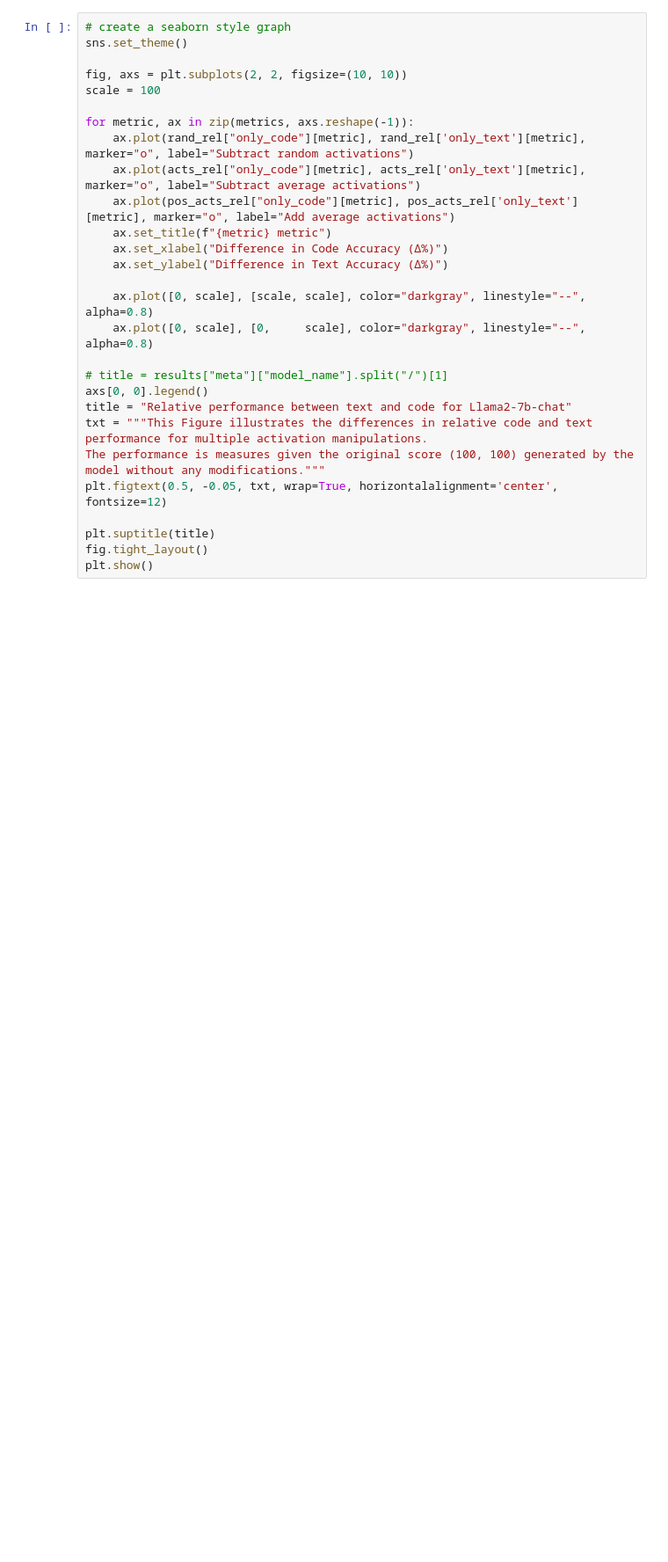
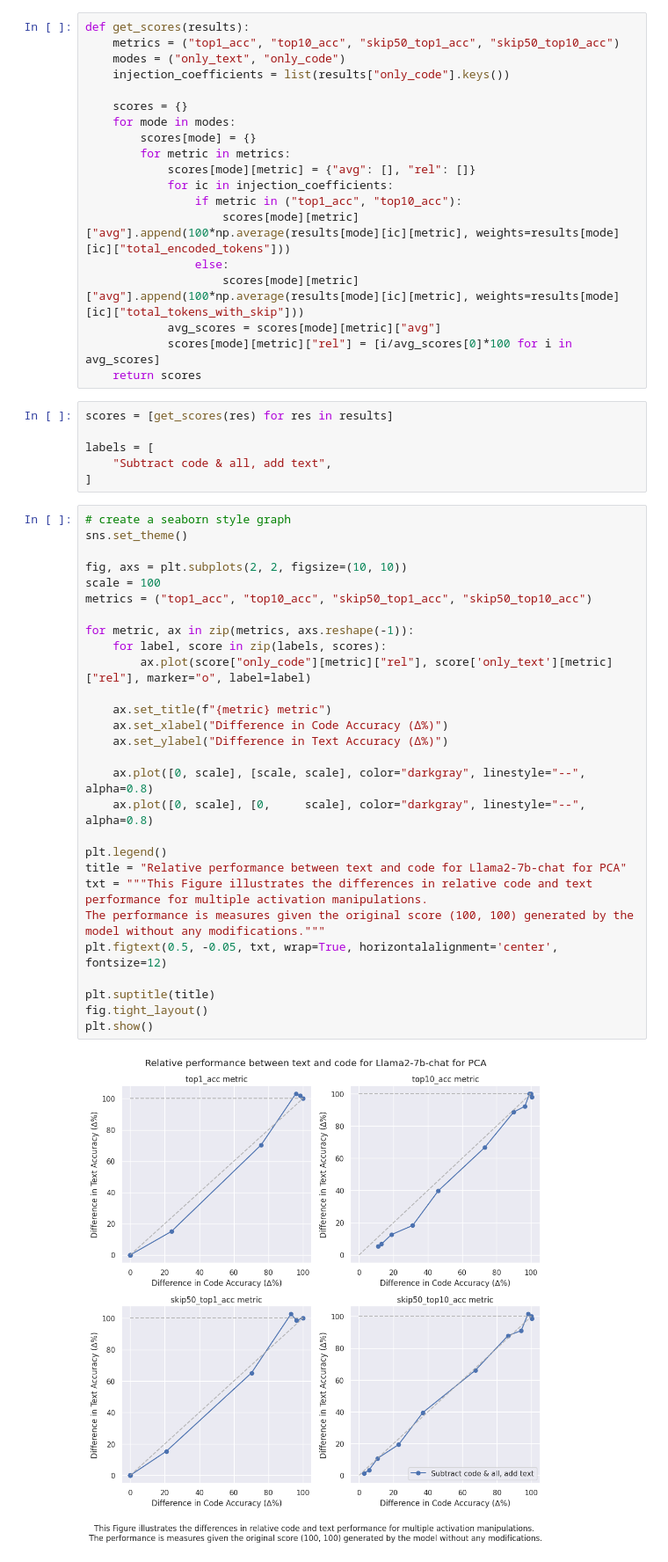
Before and after one commit to TeunvdWeij/extending-activation-addition, a Jupyter notebook: src/make_plots.ipynb, the cells around one changed output. Shown at 88% size. Cells and saved outputs as stored; diff of their text form; blank space fills up the shorter version.

```diff
--- a/src/make_plots.ipynb
+++ b/src/make_plots.ipynb
@@ -87,31 +151,58 @@ random_results["meta"], acts_results['meta']
+# %%
+def get_scores(results):
+    metrics = ("top1_acc", "top10_acc", "skip50_top1_acc", "skip50_top10_acc")
+    modes = ("only_text", "only_code")
+    injection_coefficients = list(results["only_code"].keys())
+
+    scores = {}
+    for mode in modes:
+        scores[mode] = {}
+        for metric in metrics:
+            scores[mode][metric] = {"avg": [], "rel": []}
+            for ic in injection_coefficients:
+                if metric in ("top1_acc", "top10_acc"):
+                    scores[mode][metric]["avg"].append(100*np.average(results[mode][ic][metric], weights=results[mode][ic]["total_encoded_tokens"]))
+                else:
+                    scores[mode][metric]["avg"].append(100*np.average(results[mode][ic][metric], weights=results[mode][ic]["total_tokens_with_skip"]))
+            avg_scores = scores[mode][metric]["avg"]
+            scores[mode][metric]["rel"] = [i/avg_scores[0]*100 for i in avg_scores]
+    return scores
+# %%
+scores = [get_scores(res) for res in results]
+
+labels = [
+    "Subtract code & all, add text",
+]
 # %%
 # create a seaborn style graph
 sns.set_theme()
 
 fig, axs = plt.subplots(2, 2, figsize=(10, 10))
 scale = 100
+metrics = ("top1_acc", "top10_acc", "skip50_top1_acc", "skip50_top10_acc")
 
 for metric, ax in zip(metrics, axs.reshape(-1)):
-    ax.plot(rand_rel["only_code"][metric], rand_rel['only_text'][metric], marker="o", label="Subtract random activations")
-    ax.plot(acts_rel["only_code"][metric], acts_rel['only_text'][metric], marker="o", label="Subtract average activations")
-    ax.plot(pos_acts_rel["only_code"][metric], pos_acts_rel['only_text'][metric], marker="o", label="Add average activations")
+    for label, score in zip(labels, scores):
+        ax.plot(score["only_code"][metric]["rel"], score['only_text'][metric]["rel"], marker="o", label=label)
+
     ax.set_title(f"{metric} metric")
     ax.set_xlabel("Difference in Code Accuracy (∆%)")
     ax.set_ylabel("Difference in Text Accuracy (∆%)")
 
     ax.plot([0, scale], [scale, scale], color="darkgray", linestyle="--", alpha=0.8)
     ax.plot([0, scale], [0,     scale], color="darkgray", linestyle="--", alpha=0.8)
 
-# title = results["meta"]["model_name"].split("/")[1]
-axs[0, 0].legend()
-title = "Relative performance between text and code for Llama2-7b-chat"
+plt.legend()
+title = "Relative performance between text and code for Llama2-7b-chat for PCA"
 txt = """This Figure illustrates the differences in relative code and text performance for multiple activation manipulations.
 The performance is measures given the original score (100, 100) generated by the model without any modifications."""
 plt.figtext(0.5, -0.05, txt, wrap=True, horizontalalignment='center', fontsize=12)
 
 plt.suptitle(title)
 fig.tight_layout()
 plt.show()
+# %% [output]
+[figure, added]
 # %%
 # create a seaborn style graph
 sns.set_theme()
```
Also changed, not shown: parts of 20 cells of this notebook.
